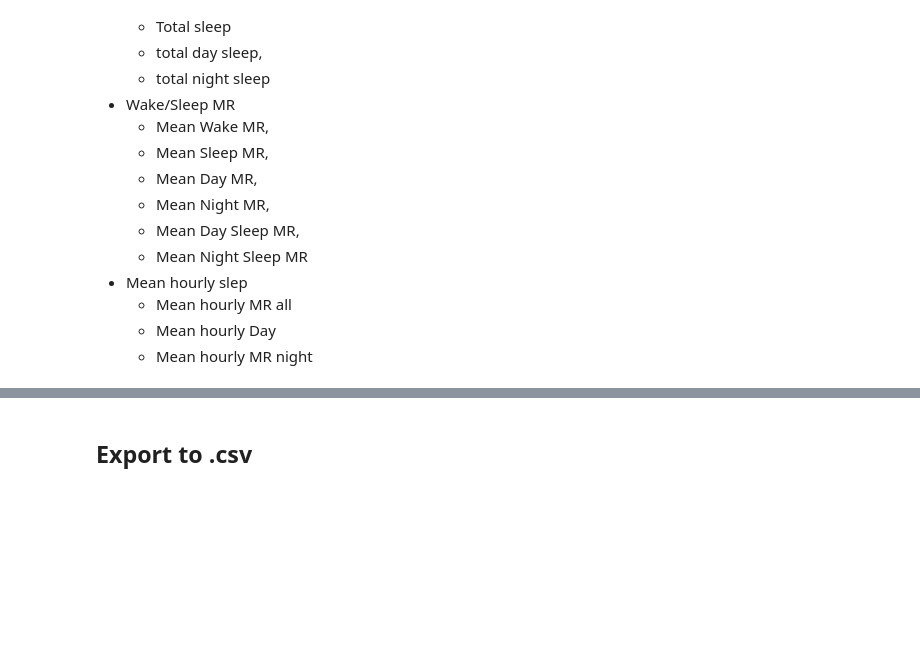
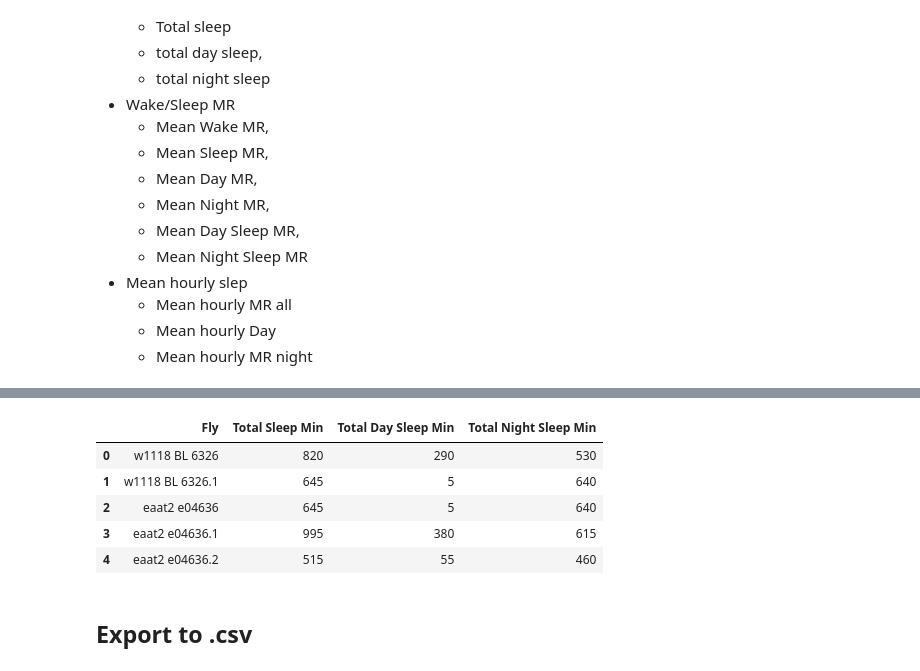
Before and after one commit to johntauber/Fly-Respirometry-Analysis, a Jupyter notebook: FlyResp.ipynb, the cells around one changed output, grey strips where cells are left out. Saved outputs shown, nothing was run; the diff lists cells and outputs as text; code cells hidden in the pictures; blank space fills up the shorter version.

Commit message:
Add get_sleep_minutes_df function

```diff
--- a/FlyResp.ipynb
+++ b/FlyResp.ipynb
@@ -291,11 +291,3 @@ sleep_profile_df
     - Mean hourly MR all
     - Mean hourly Day
     - Mean hourly MR night
-# %%
-#Total Sleep
-def get_sleep_minutes_df(df, colnames)
-    total_sleep_list = [['Fly',],['Total Sleep Min'],['Total Day Sleep Min'],['Total Night Sleep Min']]
-    for fly_i in range(len(colnames)):
-        for stat_i in range(4)
-            total_sleep_list[stat_i].append(colnames[fly_i])
-            total_sleep_list[stat_i].
@@ -304,3 +294,25 @@ SyntaxError: invalid syntax (<ipython-input-18-0961d1e834b1>, line 2)
+# %%
+#Total Sleep
+def get_sleep_minutes_df(df, colnames):
+    total_sleep_list = [[x, ] for x in colnames]
+    for fly_i in range(len(colnames)):
+        for stat_i in range(1):
+            total_sleep_list[fly_i].append(df.iloc[:,fly_i+16].sum()*5)
+            total_sleep_list[fly_i].append(df.iloc[:,fly_i+16][df.isNight == False].sum()*5)
+            total_sleep_list[fly_i].append(df.iloc[:,fly_i+16][df.isNight == True].sum()*5)
+    return pd.DataFrame(total_sleep_list, columns=['Fly', 'Total Sleep Min',
+                                                   'Total Day Sleep Min', 'Total Night Sleep Min'])
+# %%
+x = get_sleep_minutes_df(df, colnames)
+# %%
+x
+# %% [output]
+|  | Fly | Total Sleep Min | Total Day Sleep Min | Total Night Sleep Min |
+| 0 | w1118 BL 6326 | 820 | 290 | 530 |
+| 1 | w1118 BL 6326.1 | 645 | 5 | 640 |
+| 2 | eaat2 e04636 | 645 | 5 | 640 |
+| 3 | eaat2 e04636.1 | 995 | 380 | 615 |
+| 4 | eaat2 e04636.2 | 515 | 55 | 460 |
 # %% [markdown]
 ## Export to .csv
 # %%
```
Also changed, not shown: parts of 1 cell of this notebook.
